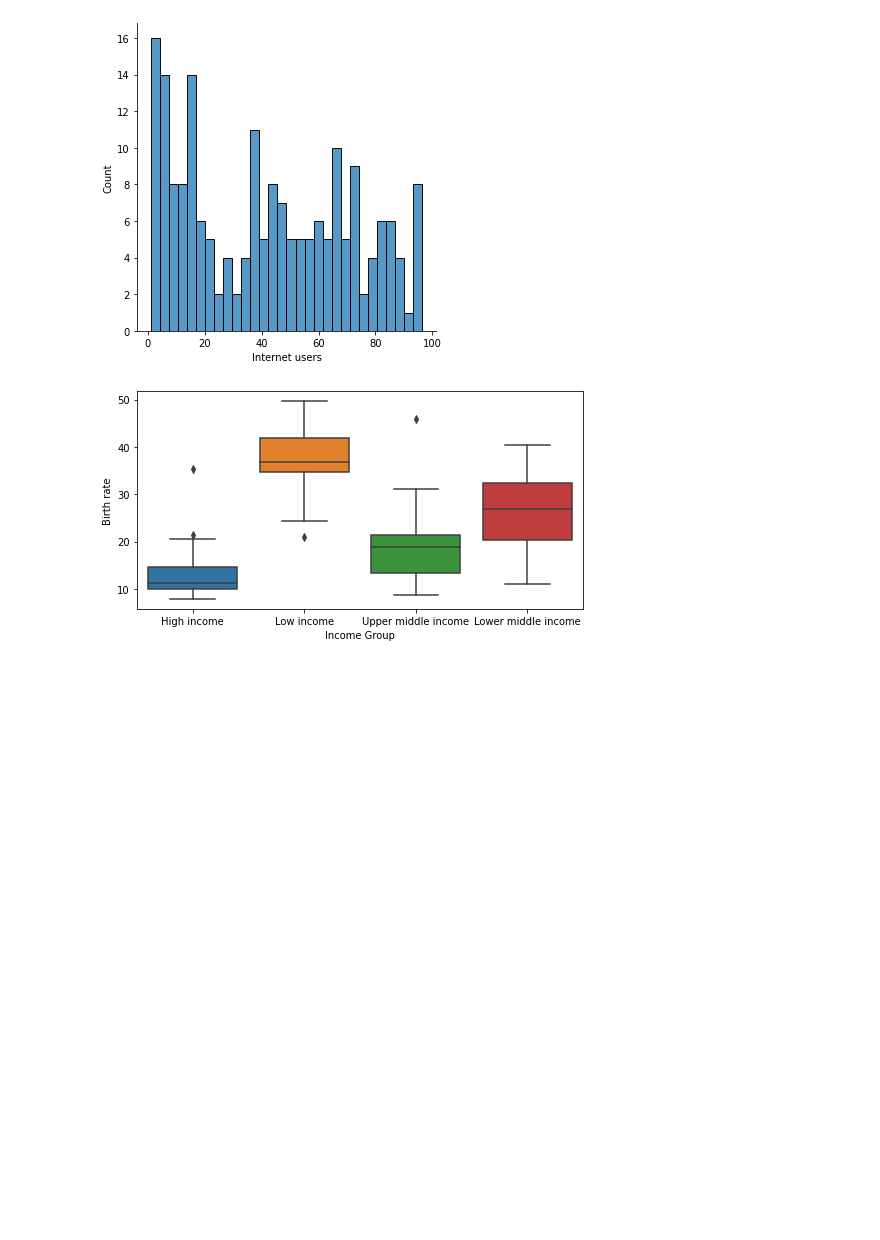
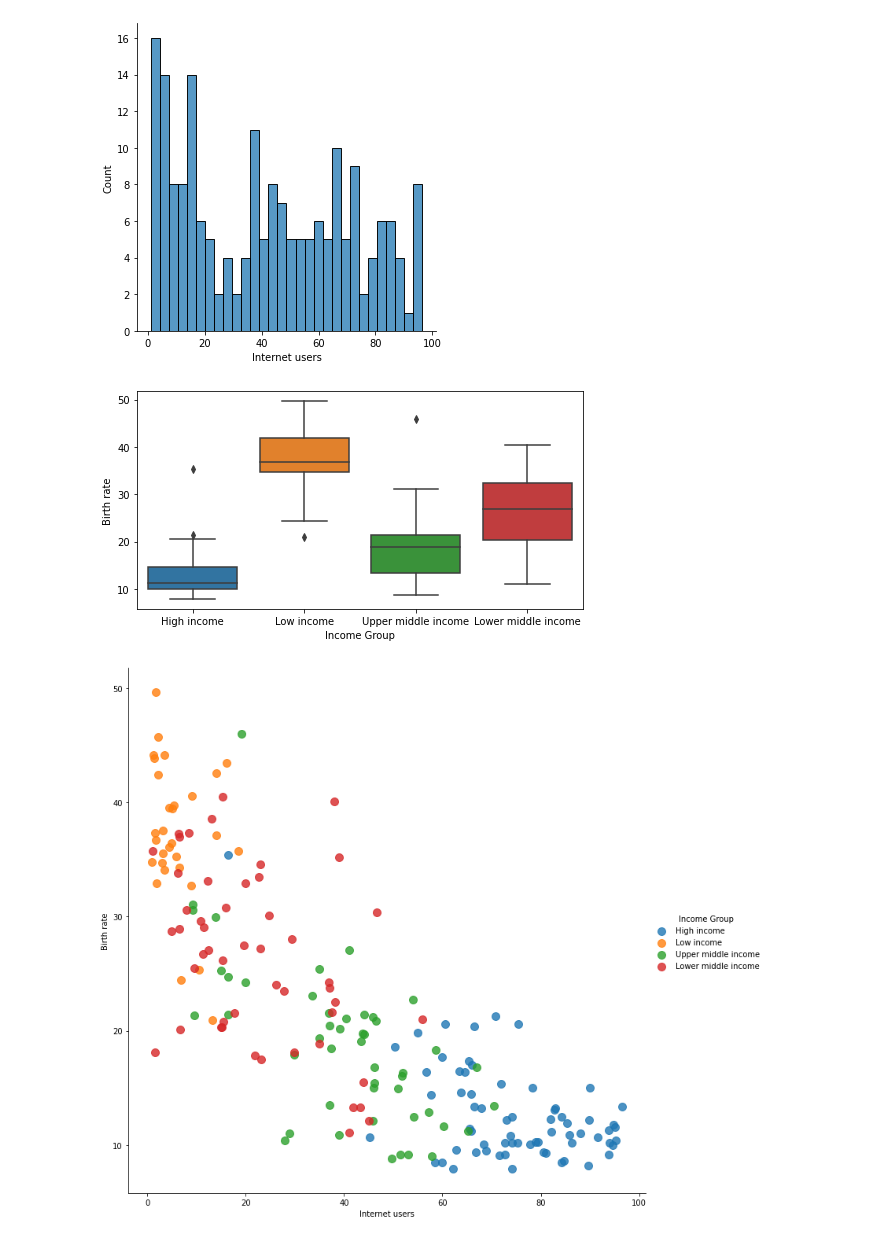
Before and after one commit to twzhangyang/python-for-data-science-path, a Jupyter notebook: src/04-pandas/seaborn.ipynb, the cells around one changed output. Cells and saved outputs as stored; diff of their text form; code cells hidden in the pictures; blank space fills up the shorter version.

Commit message:
plot linear regression

```diff
--- a/src/04-pandas/seaborn.ipynb
+++ b/src/04-pandas/seaborn.ipynb
@@ -3,7 +3,7 @@ import matplotlib.pyplot as plt
 import seaborn as sns
 import pandas as pd
 %matplotlib inline
-plt.rcParams['figure.figsize'] = 8,4
+plt.rcParams['figure.figsize'] = 10,4
 
 
 import warnings
@@ -32,3 +32,9 @@ vis2 = sns.boxplot(data=stats, x="Income Group", y="Birth rate")
 [figure]
 # %%
 # Seaborn gallery
+# %%
+vis3 = sns.lmplot(data=stats, x='Internet users', y='Birth rate',
+                  fit_reg=False, hue="Income Group", size=10, aspect=1,
+                  scatter_kws={"s":100})
+# %% [output]
+[figure, added]
```
